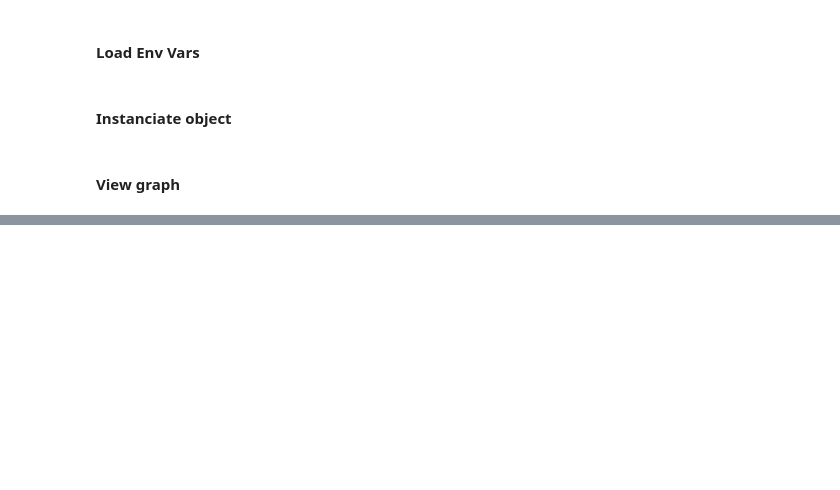
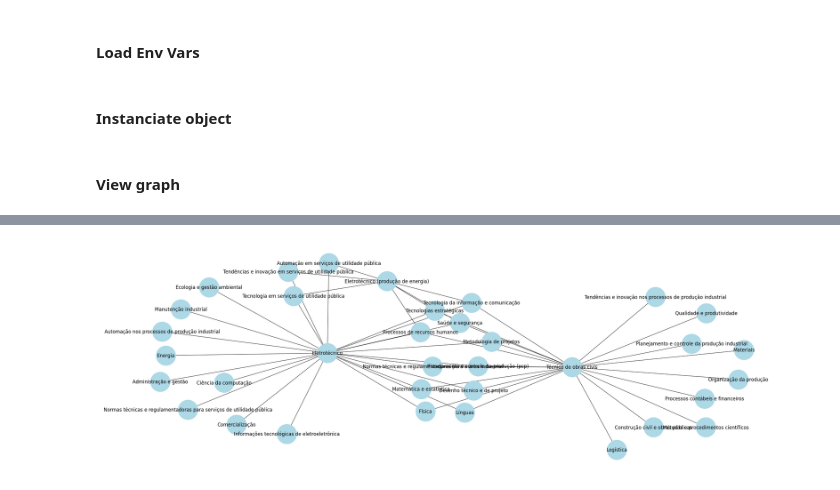
Before and after one commit to NophaieViscente/HR, a Jupyter notebook: app/EDA_graph.ipynb, the cells around one changed output, grey strips where cells are left out. Saved outputs shown, nothing was run; the diff lists cells and outputs as text; code cells hidden in the pictures; blank space fills up the shorter version.

```diff
--- a/app/EDA_graph.ipynb
+++ b/app/EDA_graph.ipynb
@@ -29,0 +30,10 @@ g = graph_builder.build(query=query, property_node="name", limit_entities_return
+# %%
+# Verifying nodes of Occupation that have relation with fieldKnowledge nodes and code of Classificação Brasileira de Ocupações is between 200000 and 300000
+query = '''
+    MATCH (occupation:Occupation)-[r]-(field:FieldKnowledge)
+    WHERE occupation.codCBO > "200000" AND occupation.codCBO < "400000"
+    RETURN  occupation, r,field
+'''
+graph = graph_builder.build(property_node="name", query=query, limit_entities_return=50)
+# %% [output]
+[figure, added]
```
Also changed, not shown: parts of 1 cell of this notebook, 2 other files.
